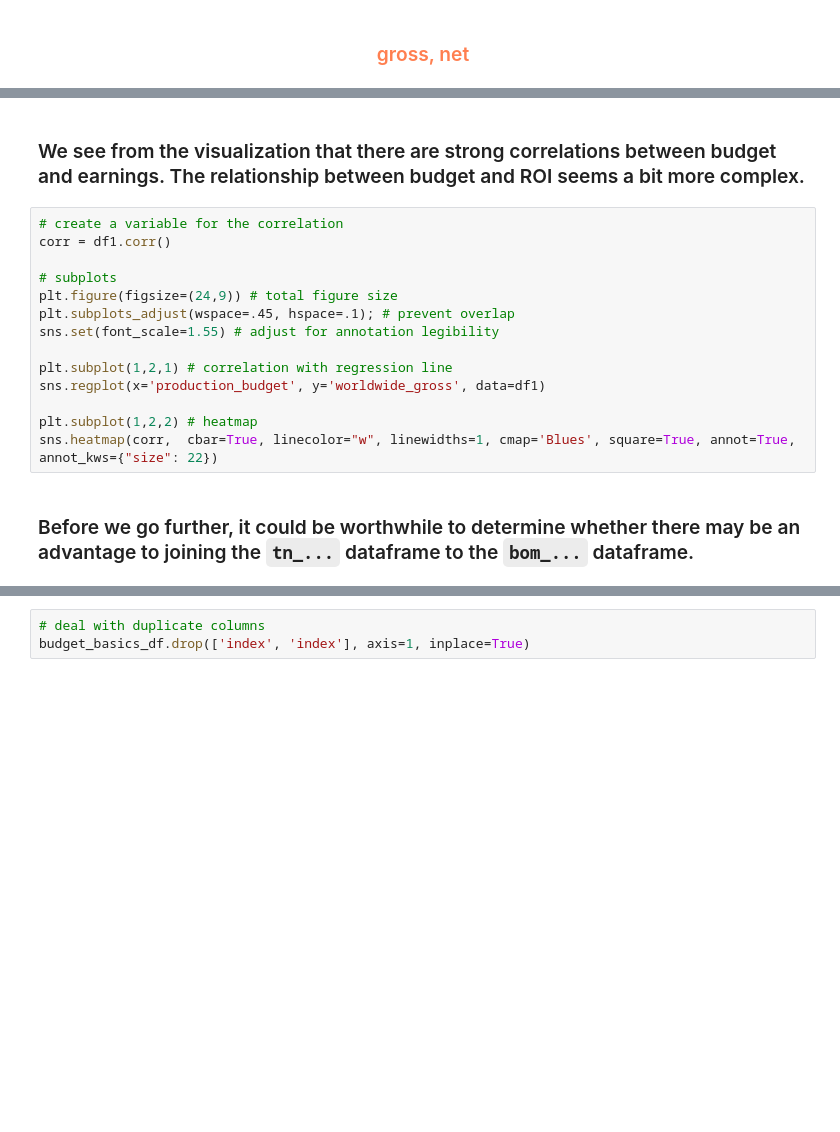
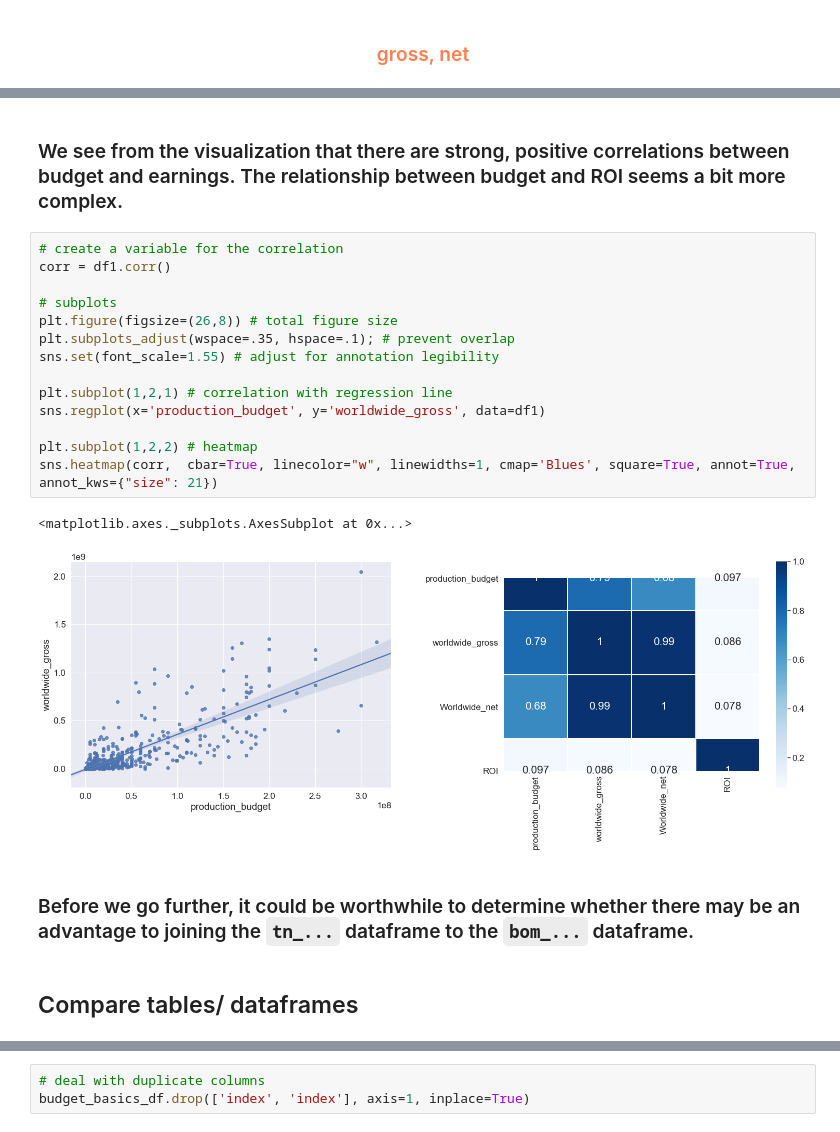
Before and after one commit to jammy-bot/dsc-mod-1-project-v2-1-online-ds-ft-120919, a Jupyter notebook: movies-q1.ipynb, the cells around one changed output, grey strips where cells are left out. Cells and saved outputs as stored; diff of their text form; blank space fills up the shorter version.

```diff
--- a/movies-q1.ipynb
+++ b/movies-q1.ipynb
@@ -285,18 +362,23 @@ plt.show()
 # %% [markdown]
-### We see from the visualization that there are strong correlations between budget and earnings. The relationship between budget and ROI seems a bit more complex.
+### We see from the visualization that there are strong, positive correlations between budget and earnings. The relationship between budget and ROI seems a bit more complex.
 # %%
 # create a variable for the correlation
 corr = df1.corr()
 
 # subplots
-plt.figure(figsize=(24,9)) # total figure size
-plt.subplots_adjust(wspace=.45, hspace=.1); # prevent overlap
+plt.figure(figsize=(26,8)) # total figure size
+plt.subplots_adjust(wspace=.35, hspace=.1); # prevent overlap
 sns.set(font_scale=1.55) # adjust for annotation legibility
 
 plt.subplot(1,2,1) # correlation with regression line
 sns.regplot(x='production_budget', y='worldwide_gross', data=df1)
 
 plt.subplot(1,2,2) # heatmap
-sns.heatmap(corr,  cbar=True, linecolor="w", linewidths=1, cmap='Blues', square=True, annot=True, annot_kws={"size": 22})
+sns.heatmap(corr,  cbar=True, linecolor="w", linewidths=1, cmap='Blues', square=True, annot=True, annot_kws={"size": 21})
+# %% [output]
+<matplotlib.axes._subplots.AxesSubplot at 0x...>
+[figure, added]
 # %% [markdown]
 ### Before we go further, it could be worthwhile to determine whether there may be an advantage to joining the `tn_...` dataframe to the `bom_...` dataframe.
+# %% [markdown]
+## Compare tables/ dataframes
```
Also changed, not shown: parts of 27 cells of this notebook.
